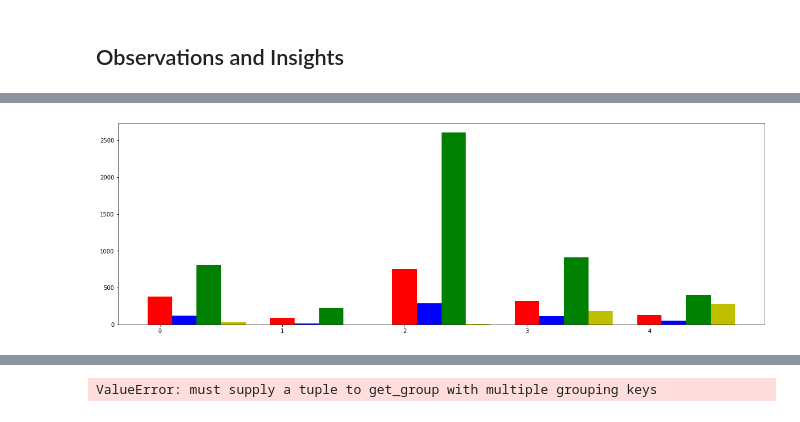
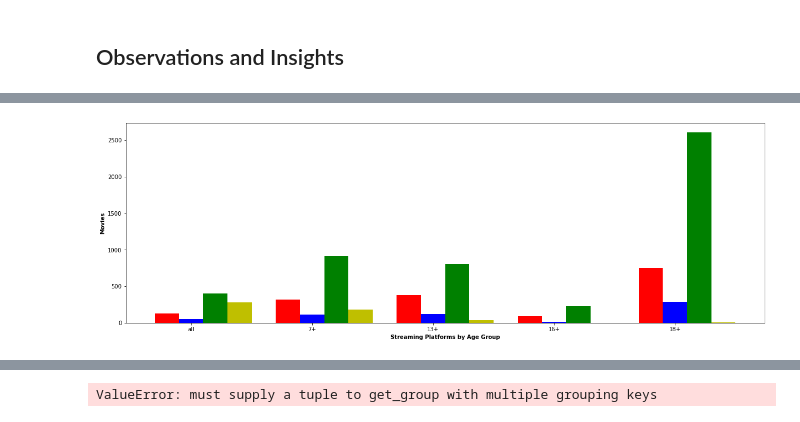
Before and after one commit to jtslater2/old_fashioned, a Jupyter notebook: Scripts/mpaa.ipynb, the cells around one changed output, grey strips where cells are left out. Saved outputs shown, nothing was run; the diff lists cells and outputs as text; code cells hidden in the pictures.

Commit message:
3:00 save - bar graphs & bar graph with high ratings

```diff
--- a/Scripts/mpaa.ipynb
+++ b/Scripts/mpaa.ipynb
@@ -94,7 +110,6 @@ test5_df = test_df.loc[(test_df["Disney+"] == "1")]
 
 [3442 rows x 17 columns]
 # %%
-s2 = test2_df.groupby("Age")["Netflix"].count()
 s2 = test2_df.groupby("Age")["Netflix"].count().to_frame(name = "nf-age").reset_index()
 s3 = test3_df.groupby("Age")["Hulu"].count().to_frame(name = "hu-age").reset_index()
 s4 = test4_df.groupby("Age")["Prime Video"].count().to_frame(name = "pv-age").reset_index()
@@ -102,20 +117,12 @@ s5 = test5_df.groupby("Age")["Disney+"].count().to_frame(name = "di-age").reset_
 
 
 
+hs2 = htest2_df.groupby("Age")["Netflix"].count().to_frame(name = "hnf-age").reset_index()
+hs3 = htest3_df.groupby("Age")["Hulu"].count().to_frame(name = "hhu-age").reset_index()
+hs4 = htest4_df.groupby("Age")["Prime Video"].count().to_frame(name = "hpv-age").reset_index()
+hs5 = htest5_df.groupby("Age")["Disney+"].count().to_frame(name = "hdi-age").reset_index()
 
 
-
-#plt.bar(s2["age"],s2["nf-age"])
-s2
-plt.bar(age_sets2,s2["nf-age"])
-plt.bar(s2["Age"],s3["hu-age"])
-#plt.bar(s2["Age"],s4["pv-age"])
-plt.bar(s2["Age"],s5["di-age"])
-
-print(s2)
-print(s3)
-print(s4)
-print(s5)
 dd = s2["nf-age"].sum()
 dd
 
@@ -128,5 +135,25 @@ s2.sort_values(by = "Age", inplace = True)
 s3.sort_values(by = "Age", inplace = True)
 s4.sort_values(by = "Age", inplace = True)
 s5.sort_values(by = "Age", inplace = True)
+print(s2)
+print(s3)
+print(s4)
+print(s5)
+
+
+
+hs2.replace({'13+':13 ,'16+':16,'18+':18,'7+':7,'all':3}, inplace= True)
+hs3.replace({'13+':13 ,'16+':16,'18+':18,'7+':7,'all':3}, inplace= True)
+hs4.replace({'13+':13 ,'16+':16,'18+':18,'7+':7,'all':3}, inplace= True)
+hs5.replace({'13+':13 ,'16+':16,'18+':18,'7+':7,'all':3}, inplace= True)
+
+hs2.sort_values(by = "Age", inplace = True)
+hs3.sort_values(by = "Age", inplace = True)
+hs4.sort_values(by = "Age", inplace = True)
+hs5.sort_values(by = "Age", inplace = True)
+print(hs2)
+print(hs3)
+print(hs4)
+print(hs5)
 # %% [output]
    Age  nf-age
@@ -156,16 +176,23 @@ s5.sort_values(by = "Age", inplace = True)
 # %%
 fig = plt.figure(figsize = (16,5))
 
 x = np.arange(5)
 
 ax = fig.add_axes([0,0,1,1])
 ax.bar(x, s2["nf-age"], color = 'r', width = 0.2)
 ax.bar(x+.2, s3["hu-age"], color = 'b', width = 0.2)
 ax.bar(x+ .4, s4["pv-age"], color = 'g', width = 0.2)
 ax.bar(x+.6, s5["di-age"], color = 'y', width = 0.2)
 
 
+plt.xlabel('Streaming Platforms by Age Group', fontweight ='bold')
+plt.ylabel('Movies', fontweight ='bold')
+#plt.xticks(['all', '7+', '13+', '16+', '18+'])
+plt.xticks([r + .2 for r in range(5)],
+           ['all', '7+', '13+', '16+', '18+'])
+
+
 
 plt.show()
 # %% [output]
-[figure, old version]
+[figure, new version]
```
Also changed, not shown: parts of 4 cells of this notebook.
